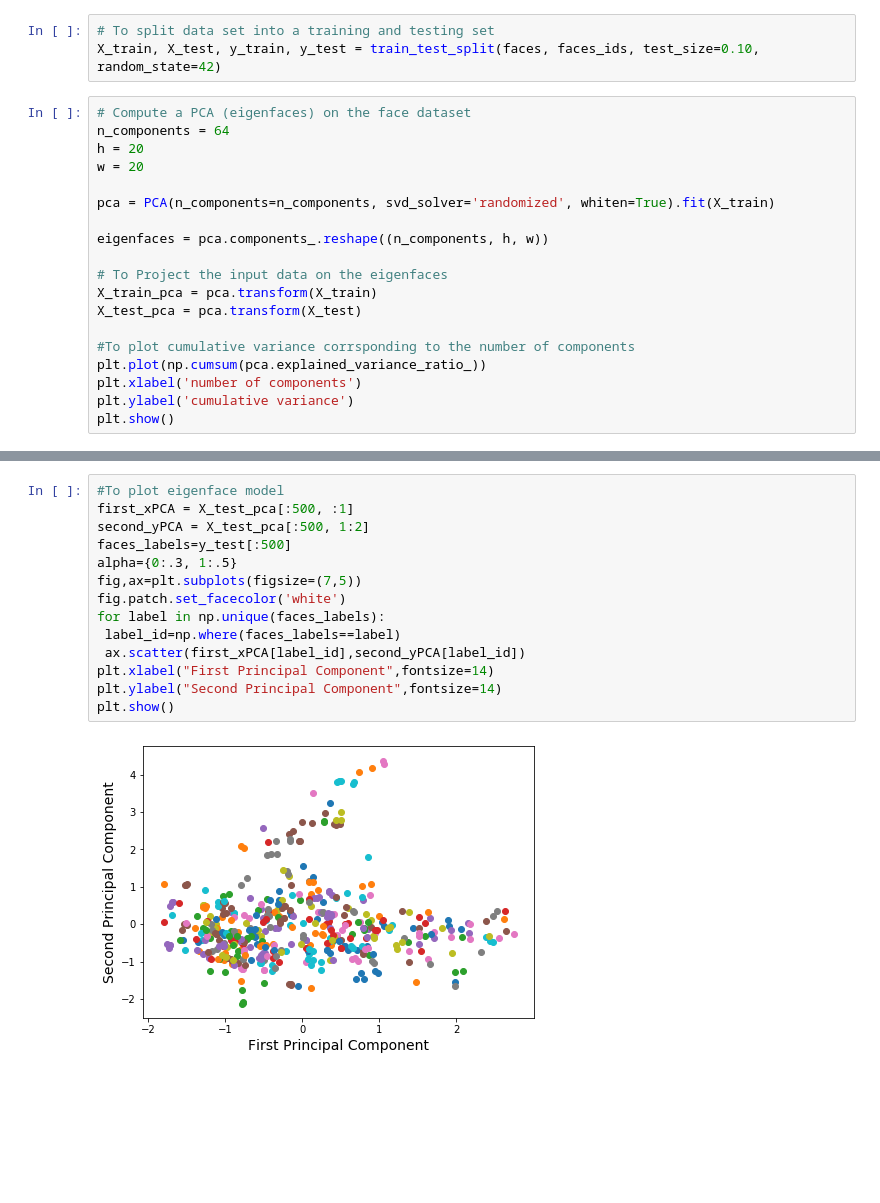
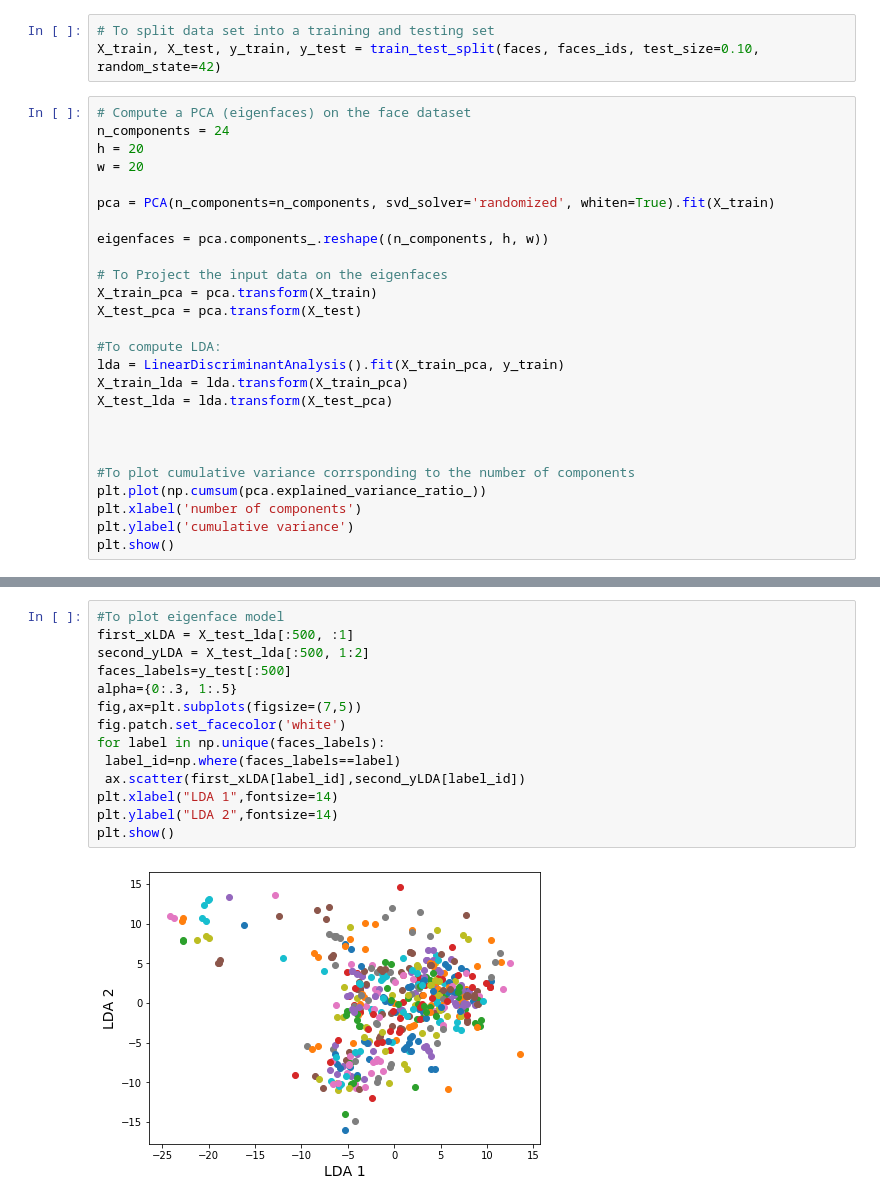
Before and after one commit to mohzary/Computer-Vision-2020, a Jupyter notebook: HW3/HW3-fisherface-model.ipynb, the cells around one changed output, grey strips where cells are left out. Saved outputs shown, nothing was run; the diff lists cells and outputs as text; blank space fills up the shorter version.

```diff
--- a/HW3/HW3-fisherface-model.ipynb
+++ b/HW3/HW3-fisherface-model.ipynb
@@ -52,7 +53,7 @@ for ids in faces_ids[:10]:
 X_train, X_test, y_train, y_test = train_test_split(faces, faces_ids, test_size=0.10, random_state=42)
 # %%
 # Compute a PCA (eigenfaces) on the face dataset
-n_components = 64
+n_components = 24
 h = 20
 w = 20
 
@@ -64,6 +65,13 @@ eigenfaces = pca.components_.reshape((n_components, h, w))
 X_train_pca = pca.transform(X_train)
 X_test_pca = pca.transform(X_test)
 
+#To compute LDA:
+lda = LinearDiscriminantAnalysis().fit(X_train_pca, y_train)
+X_train_lda = lda.transform(X_train_pca)
+X_test_lda = lda.transform(X_test_pca)
+
+
+
 #To plot cumulative variance corrsponding to the number of components
 plt.plot(np.cumsum(pca.explained_variance_ratio_))
 plt.xlabel('number of components')
@@ -74,19 +82,19 @@ plt.show()
 # %%
 #To plot eigenface model
-first_xPCA = X_test_pca[:500, :1]
-second_yPCA = X_test_pca[:500, 1:2]
+first_xLDA = X_test_lda[:500, :1]
+second_yLDA = X_test_lda[:500, 1:2]
 faces_labels=y_test[:500]
 alpha={0:.3, 1:.5}
 fig,ax=plt.subplots(figsize=(7,5))
 fig.patch.set_facecolor('white')
 for label in np.unique(faces_labels):
  label_id=np.where(faces_labels==label)
- ax.scatter(first_xPCA[label_id],second_yPCA[label_id])
-plt.xlabel("First Principal Component",fontsize=14)
-plt.ylabel("Second Principal Component",fontsize=14)
+ ax.scatter(first_xLDA[label_id],second_yLDA[label_id])
+plt.xlabel("LDA 1",fontsize=14)
+plt.ylabel("LDA 2",fontsize=14)
 plt.show()
 # %% [output]
-[figure, old version]
+[figure, new version]
 # %%
 # To Train a SVM classification model
 
```
Also changed, not shown: parts of 5 cells of this notebook.
